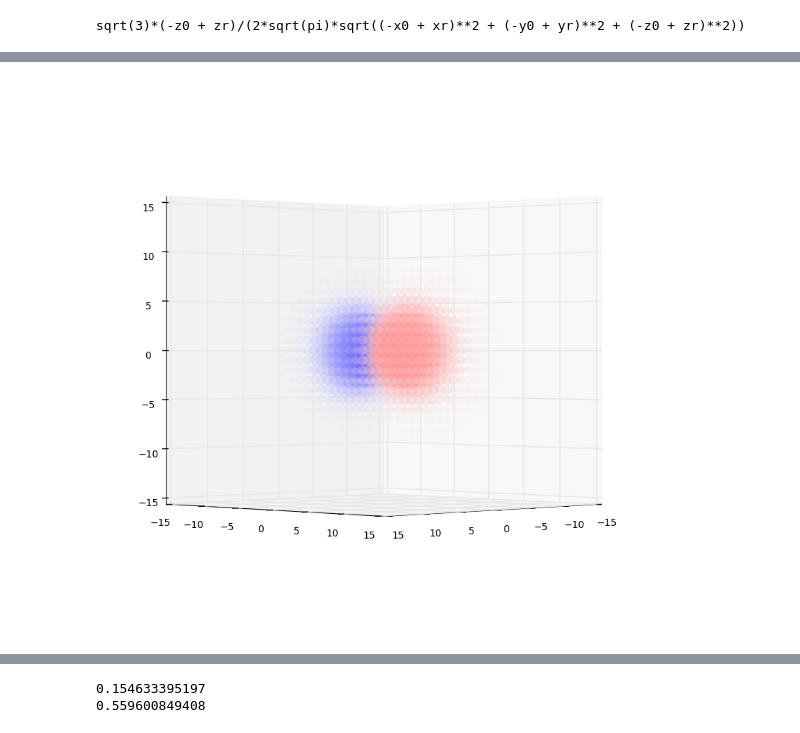
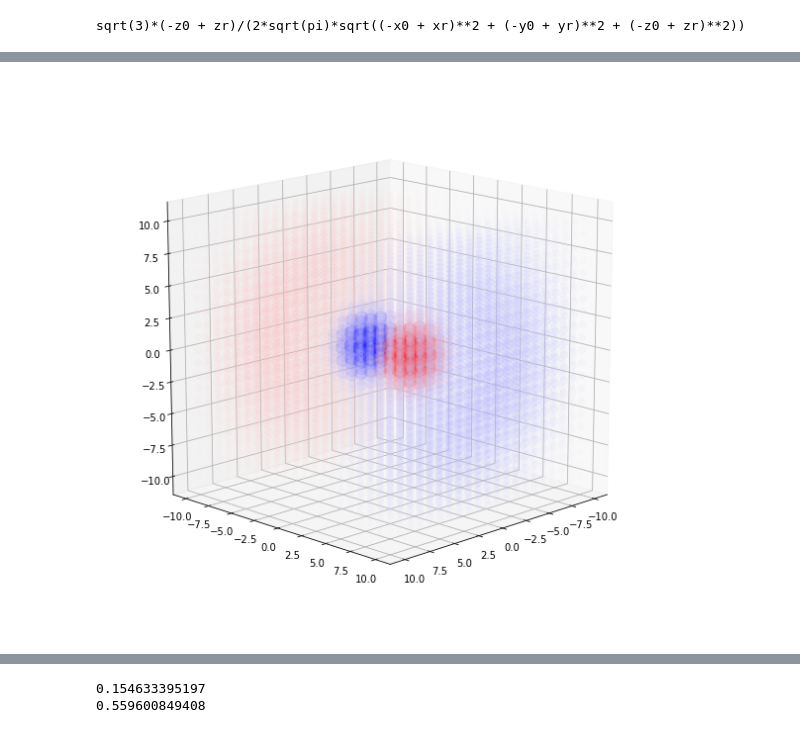
Before and after one commit to vilab-tartu/LOKT.02.048, a Jupyter notebook: Hydrogen/Orbitals.ipynb, the cells around one changed output, grey strips where cells are left out. Drawn from its saved outputs; the diff is of its cells as text; code cells hidden in the pictures.

```diff
--- a/Hydrogen/Orbitals.ipynb
+++ b/Hydrogen/Orbitals.ipynb
@@ -114,26 +132,25 @@ cmap = colormap(0.5)
 # %%
 fig = plt.figure(figsize=(10,10))
 ax = fig.add_subplot(111, projection='3d')
 
 width = 10
 resol = 21
 
 a = np.linspace(-width,width,resol)
 b = np.linspace(-width,width,resol)
 c = np.linspace(-width,width,resol)
 
 [Xr, Yr, Zr] = np.meshgrid(a, b, c)
 
-C = eval(HWF_nlm(2,1,1,0,0,0))
+C = eval(HWF_nlm(3,1,1,0,0,0)).flatten()
 S = np.abs(C)*10000
 
 ax.scatter(Xr, Yr, Zr, c=C, s=S, cmap=cmap, marker='h', linewidths=0)
 
-cmap =  colormap(.5)
-ax.view_init(elev=0, azim=45)
+ax.view_init(elev=15, azim=45)
 plt.show()
 # %% [output]
-[figure, old version]
+[figure, new version]
 # %%
 plot(R_nl(2,0,R), (R, 0, 30))
 # %% [output]
```
Also changed, not shown: parts of 11 cells of this notebook, 26 other files.
